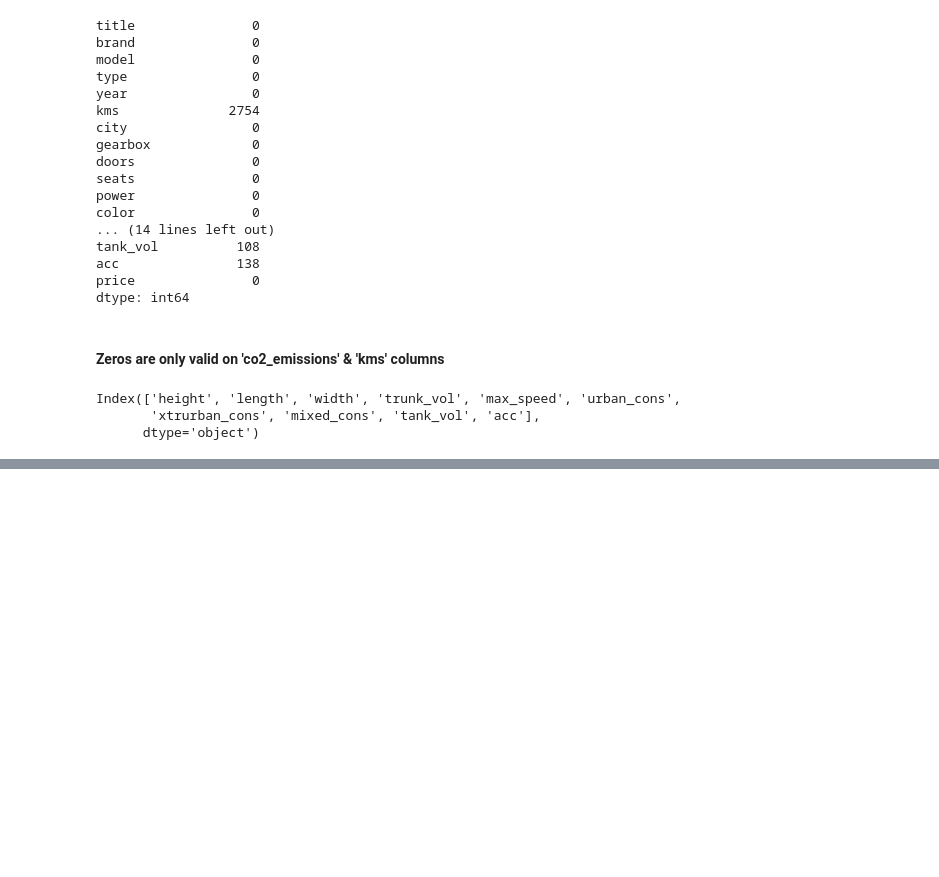
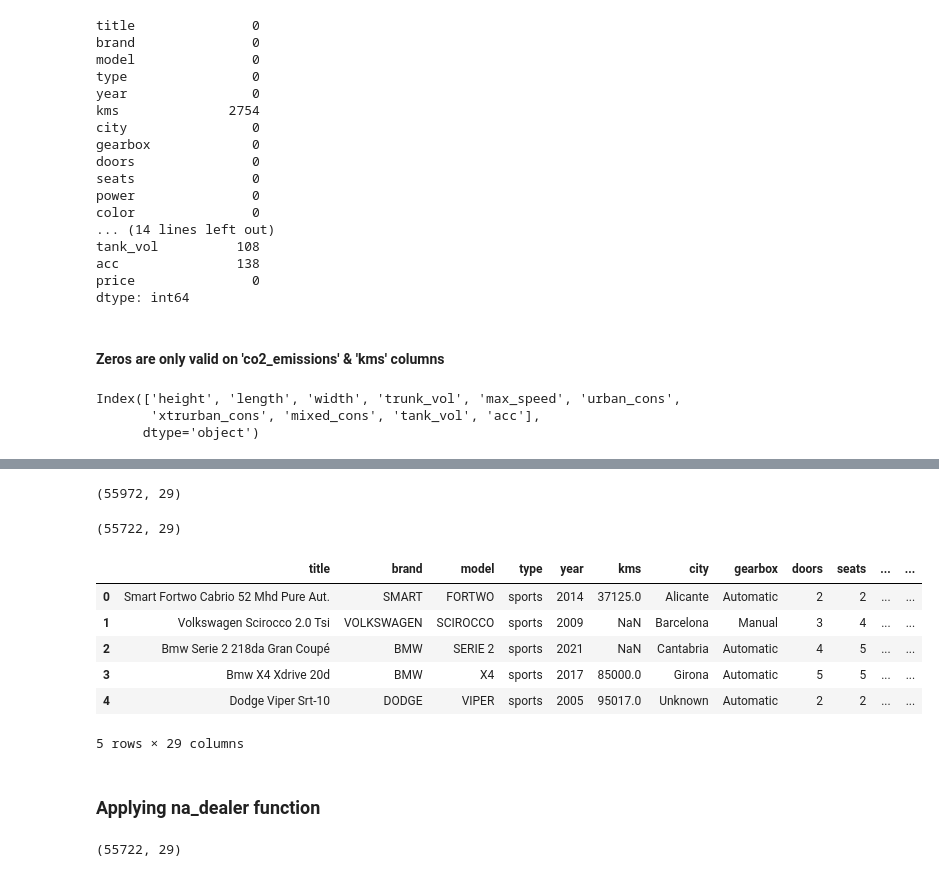
Before and after one commit to caresppen/UsedCarsAppraiser, a Jupyter notebook: notebooks/05_EDA_cars.ipynb, the cells around one changed output, grey strips where cells are left out. Saved outputs shown, nothing was run; the diff lists cells and outputs as text; code cells hidden in the pictures; blank space fills up the shorter version.

```diff
--- a/notebooks/05_EDA_cars.ipynb
+++ b/notebooks/05_EDA_cars.ipynb
@@ -152,3 +166,6 @@ if (col == 'co2_emiss') and (df.year < 2018): # Condition for electric cars
+# %%
+# Condition for electric cars: year > 2018
+df.loc[df.year < 2018, 'co2_emiss'] = df['co2_emiss'].fillna(df.groupby(['brand', 'model'])['co2_emiss'].transform('mean'))
 # %%
 df.isna().sum()
 # %% [output]
@@ -197,0 +199,21 @@ df[df.co2_emiss.isna()]
+# %%
+df.shape
+# %% [output]
+(55972, 29)
+# %%
+df = df.dropna(subset=dropna_subset)
+df.shape
+# %% [output]
+(55722, 29)
+# %%
+df.head()
+# %% [output]
+|  | title | brand | model | type | year | kms | city | gearbox | doors | seats | ... | ... |
+| 0 | Smart Fortwo Cabrio 52 Mhd Pure Aut. | SMART | FORTWO | sports | 2014 | 37125.0 | Alicante | Automatic | 2 | 2 | ... | ... |
+| 1 | Volkswagen Scirocco 2.0 Tsi | VOLKSWAGEN | SCIROCCO | sports | 2009 | NaN | Barcelona | Manual | 3 | 4 | ... | ... |
+| 2 | Bmw Serie 2 218da Gran Coupé | BMW | SERIE 2 | sports | 2021 | NaN | Cantabria | Automatic | 4 | 5 | ... | ... |
+| 3 | Bmw X4 Xdrive 20d | BMW | X4 | sports | 2017 | 85000.0 | Girona | Automatic | 5 | 5 | ... | ... |
+| 4 | Dodge Viper Srt-10 | DODGE | VIPER | sports | 2005 | 95017.0 | Unknown | Automatic | 2 | 2 | ... | ... |
+5 rows × 29 columns
+# %% [markdown]
+### Applying na_dealer function
@@ -197,0 +224,5 @@ df[df.co2_emiss.isna()]
+# %%
+df = cars_na(df)
+df.shape
+# %% [output]
+(55722, 29)
```
Also changed, not shown: parts of 11 cells of this notebook, 2 other files.
